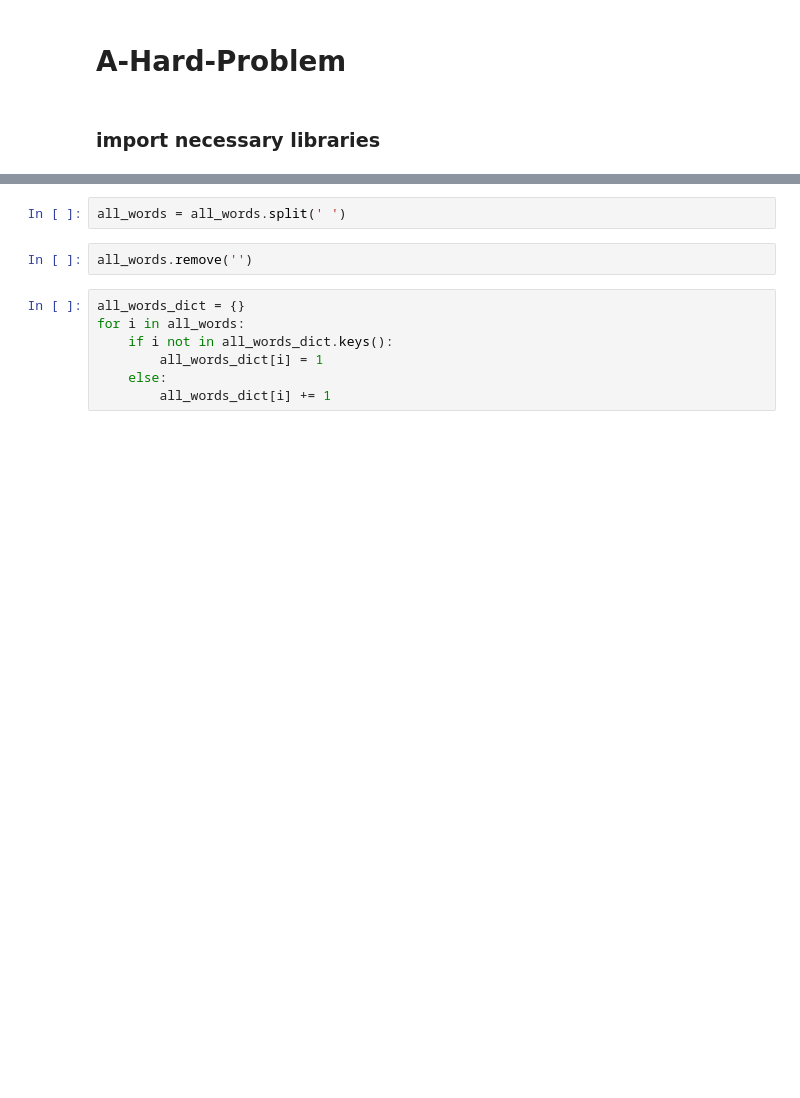
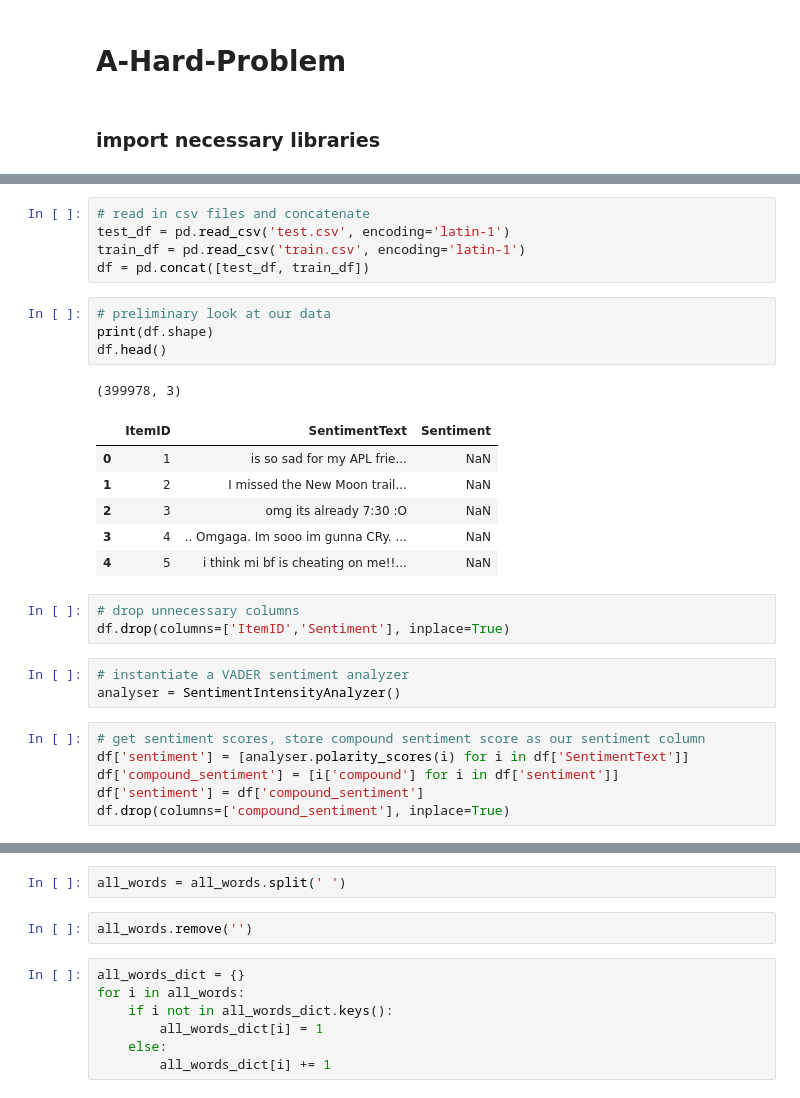
Before and after one commit to slucasmyer/A-Hard-Problem, a Jupyter notebook: Untitled.ipynb, the cells around one changed output, grey strips where cells are left out. Saved outputs shown, nothing was run; the diff lists cells and outputs as text; blank space fills up the shorter version.

```diff
--- a/Untitled.ipynb
+++ b/Untitled.ipynb
@@ -132,0 +55,29 @@ all_words = ' '.join(test_df['SentimentText'].values)
+# %%
+# read in csv files and concatenate
+test_df = pd.read_csv('test.csv', encoding='latin-1')
+train_df = pd.read_csv('train.csv', encoding='latin-1')
+df = pd.concat([test_df, train_df])
+# %%
+# preliminary look at our data
+print(df.shape)
+df.head()
+# %% [output]
+(399978, 3)
+|  | ItemID | SentimentText | Sentiment |
+| 0 | 1 | is so sad for my APL frie... | NaN |
+| 1 | 2 | I missed the New Moon trail... | NaN |
+| 2 | 3 | omg its already 7:30 :O | NaN |
+| 3 | 4 | .. Omgaga. Im sooo im gunna CRy. ... | NaN |
+| 4 | 5 | i think mi bf is cheating on me!!... | NaN |
+# %%
+# drop unnecessary columns
+df.drop(columns=['ItemID','Sentiment'], inplace=True)
+# %%
+# instantiate a VADER sentiment analyzer
+analyser = SentimentIntensityAnalyzer()
+# %%
+# get sentiment scores, store compound sentiment score as our sentiment column
+df['sentiment'] = [analyser.polarity_scores(i) for i in df['SentimentText']]
+df['compound_sentiment'] = [i['compound'] for i in df['sentiment']]
+df['sentiment'] = df['compound_sentiment']
+df.drop(columns=['compound_sentiment'], inplace=True)
```
Also changed, not shown: parts of 77 cells of this notebook.
